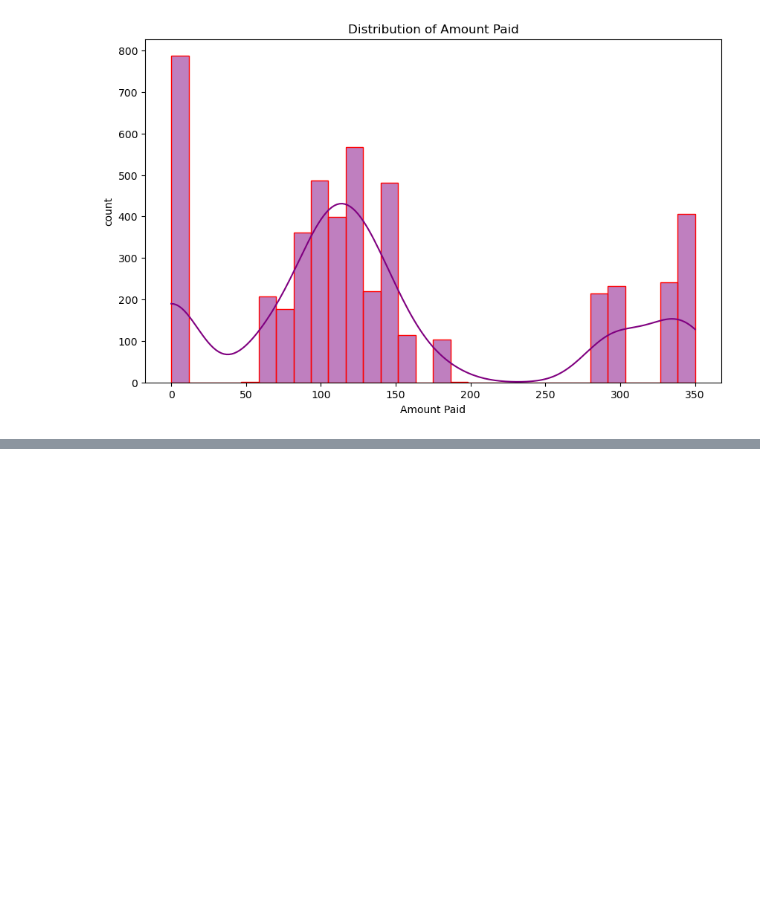
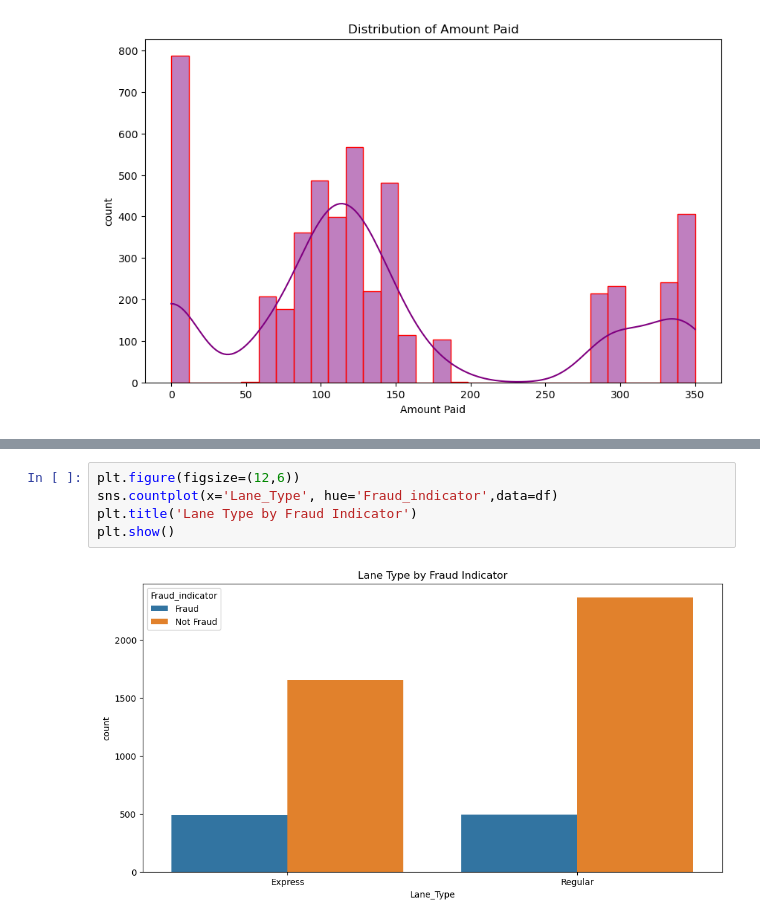
Before and after one commit to Roya-Mammadova/FastagFraudDetection, a Jupyter notebook: -fraud-detection.ipynb, the cells around one changed output, grey strips where cells are left out. Drawn from its saved outputs; the diff is of its cells as text; blank space fills up the shorter version.

```diff
--- a/-fraud-detection.ipynb
+++ b/-fraud-detection.ipynb
@@ -214,0 +238,7 @@ plt.show()
+# %%
+plt.figure(figsize=(12,6))
+sns.countplot(x='Lane_Type', hue='Fraud_indicator',data=df)
+plt.title('Lane Type by Fraud Indicator')
+plt.show()
+# %% [output]
+[figure, added]
```
Also changed, not shown: parts of 29 cells of this notebook.
